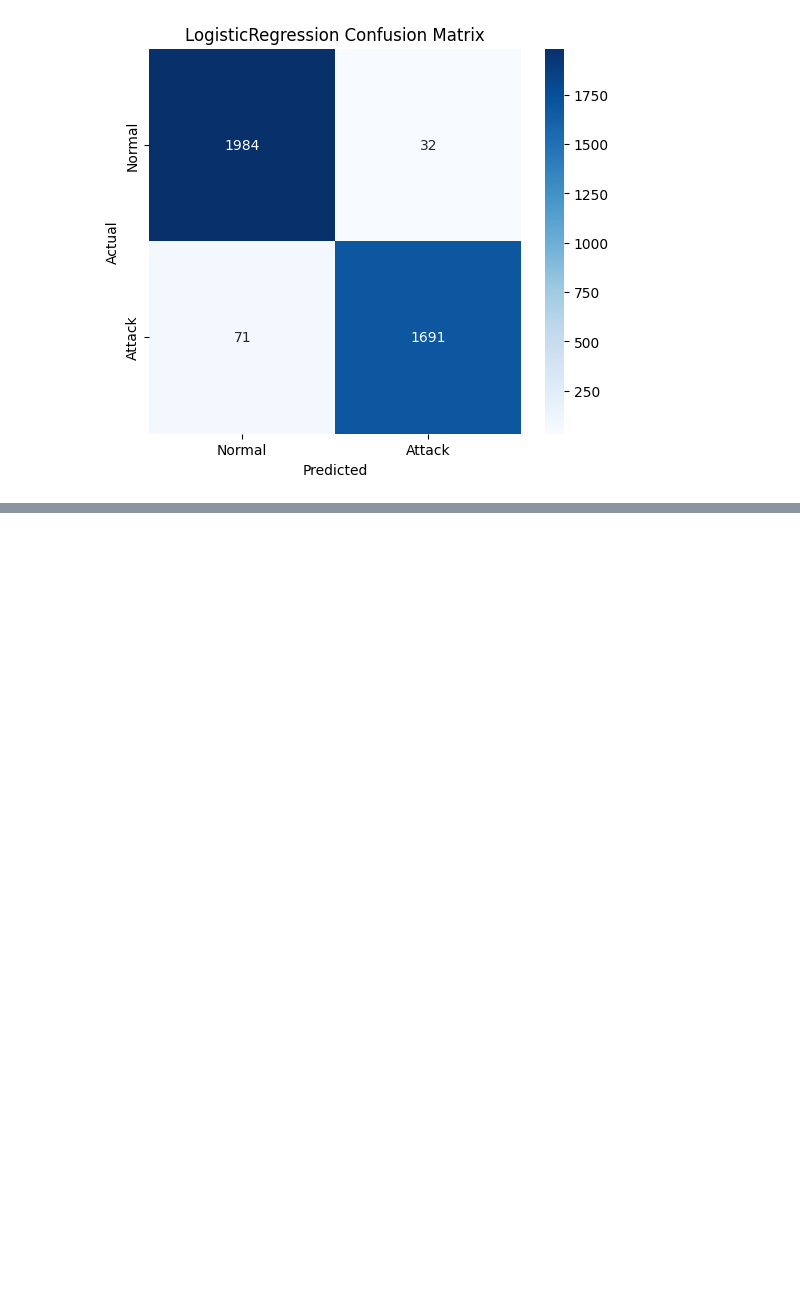
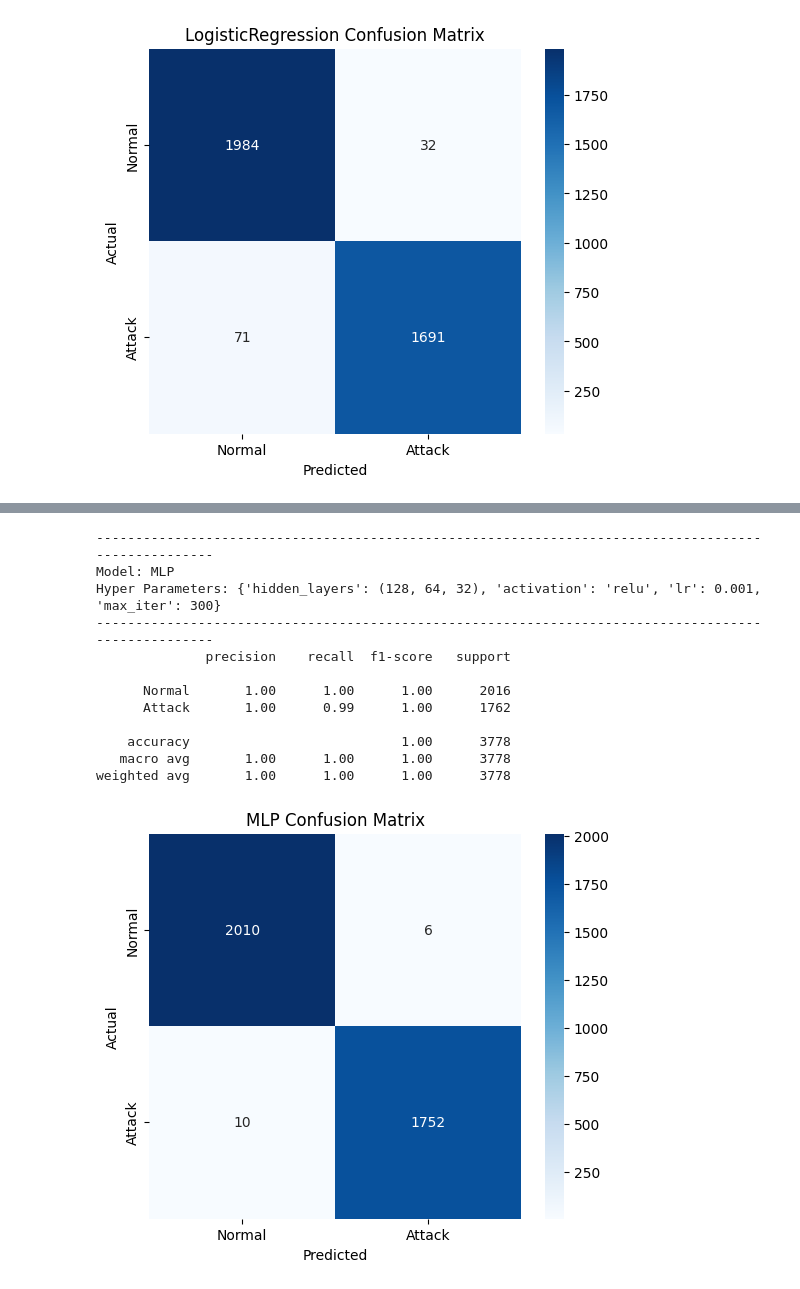
Before and after one commit to i-git-abhishek/NSL-KDD, a Jupyter notebook: Unified_all_models.ipynb, the cells around one changed output, grey strips where cells are left out. Drawn from its saved outputs; the diff is of its cells as text; code cells hidden in the pictures; blank space fills up the shorter version.

```diff
--- a/Unified_all_models.ipynb
+++ b/Unified_all_models.ipynb
@@ -264,0 +266,36 @@ weighted avg       0.99      0.99      0.99      3778
+# %%
+from sklearn.neural_network import MLPClassifier
+
+MLP_config = {
+    'hidden_layers': (128, 64, 32),
+    'activation': 'relu',
+    'lr': 0.001,
+    'max_iter': 300
+}
+
+model = MLPClassifier(
+    hidden_layer_sizes=MLP_config['hidden_layers'],
+    activation=MLP_config['activation'],
+    learning_rate_init=MLP_config['lr'],
+    max_iter=MLP_config['max_iter'],
+    n_jobs = -1
+)
+
+model.fit(X_train, y_train)
+preds = model.predict(X_test)
+
+evaluate_and_plot(y_test, preds, "MLP", MLP_config)
+# %% [output]
+----------------------------------------------------------------------------------------------------
+Model: MLP
+Hyper Parameters: {'hidden_layers': (128, 64, 32), 'activation': 'relu', 'lr': 0.001, 'max_iter': 300}
+----------------------------------------------------------------------------------------------------
+              precision    recall  f1-score   support
+
+      Normal       1.00      1.00      1.00      2016
+      Attack       1.00      0.99      1.00      1762
+
+    accuracy                           1.00      3778
+   macro avg       1.00      1.00      1.00      3778
+weighted avg       1.00      1.00      1.00      3778
+[figure, added]
```
Also changed, not shown: parts of 1 cell of this notebook.
